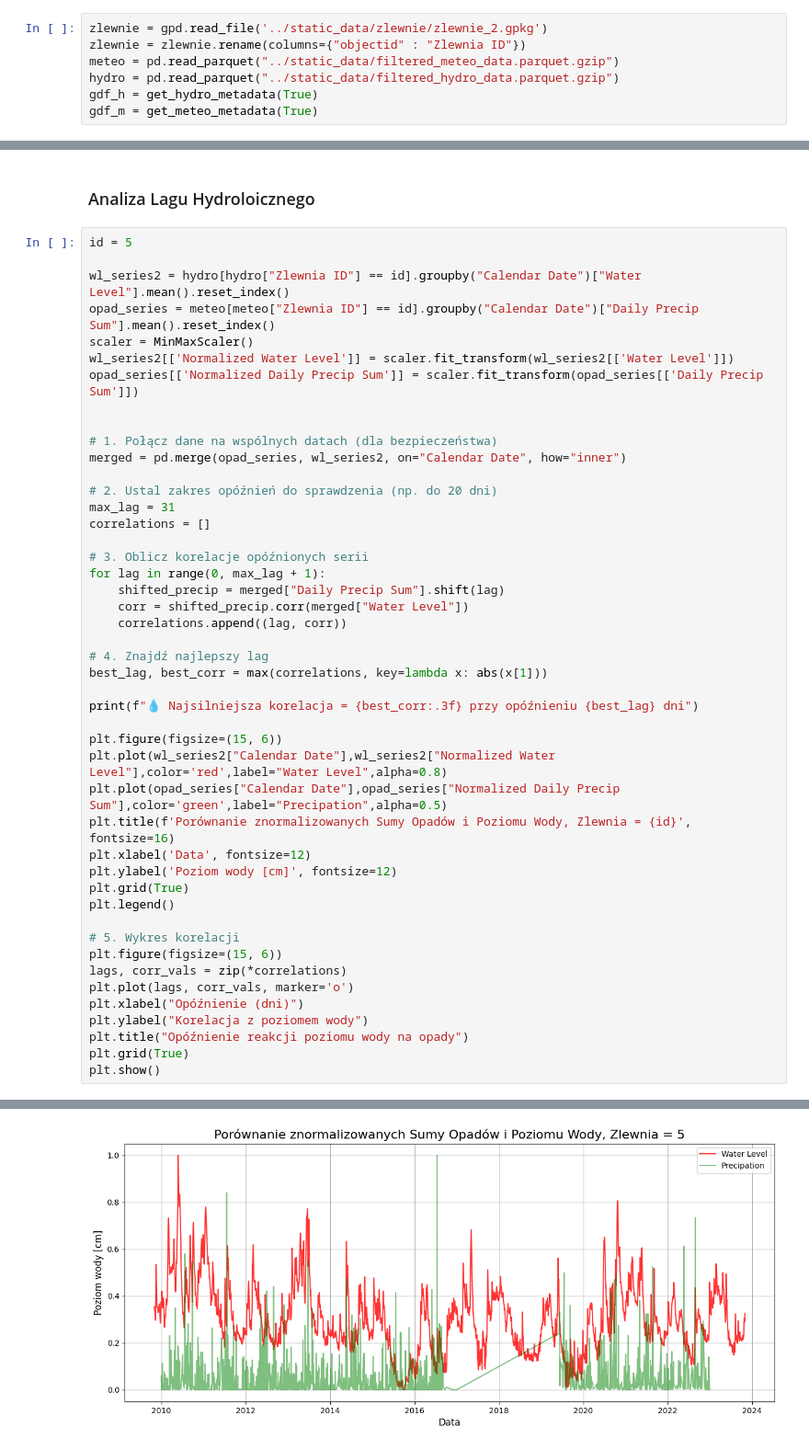
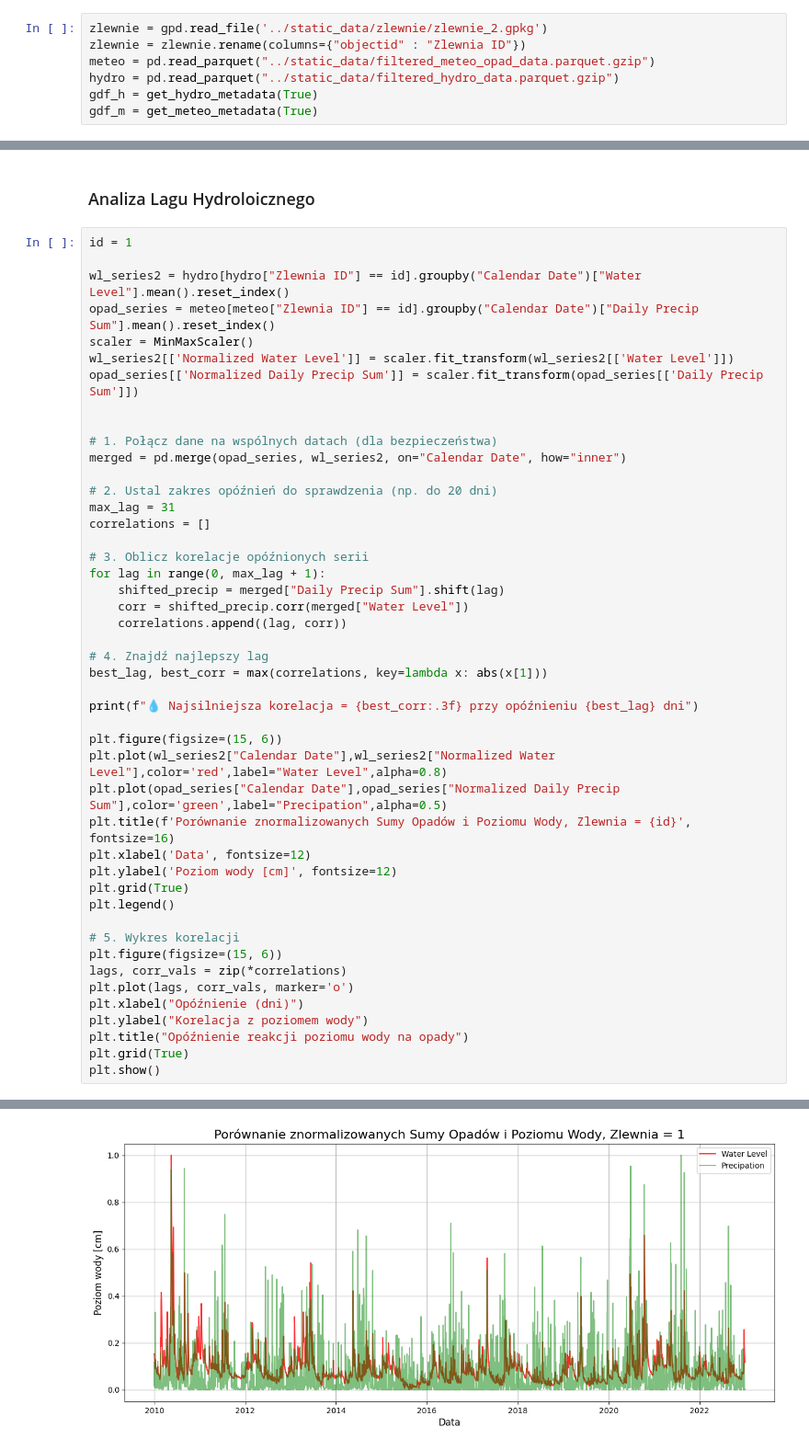
Before and after one commit to eo-agh/daes-project-2425-alt, a Jupyter notebook: notebooks/Tymek_Analiza.ipynb, the cells around one changed output, grey strips where cells are left out. Shown at 92% size. Saved outputs shown, nothing was run; the diff lists cells and outputs as text.

```diff
--- a/notebooks/Tymek_Analiza.ipynb
+++ b/notebooks/Tymek_Analiza.ipynb
@@ -12,7 +12,7 @@ from utils_maps import plot_zlewnia_stat
 # %%
 zlewnie = gpd.read_file('../static_data/zlewnie/zlewnie_2.gpkg')
 zlewnie = zlewnie.rename(columns={"objectid" : "Zlewnia ID"})
-meteo = pd.read_parquet("../static_data/filtered_meteo_data.parquet.gzip")
+meteo = pd.read_parquet("../static_data/filtered_meteo_opad_data.parquet.gzip")
 hydro = pd.read_parquet("../static_data/filtered_hydro_data.parquet.gzip")
 gdf_h = get_hydro_metadata(True)
 gdf_m = get_meteo_metadata(True)
@@ -123,7 +133,7 @@ plt.show()
 # %% [markdown]
 ### Analiza Lagu Hydroloicznego
 # %%
-id = 5
+id = 1
 
 wl_series2 = hydro[hydro["Zlewnia ID"] == id].groupby("Calendar Date")["Water Level"].mean().reset_index()
 opad_series = meteo[meteo["Zlewnia ID"] == id].groupby("Calendar Date")["Daily Precip Sum"].mean().reset_index()
@@ -173 +183 @@ plt.show()
-[figure, old version]
+[figure, new version]
```
Also changed, not shown: parts of 9 cells of this notebook, 2 other files.
